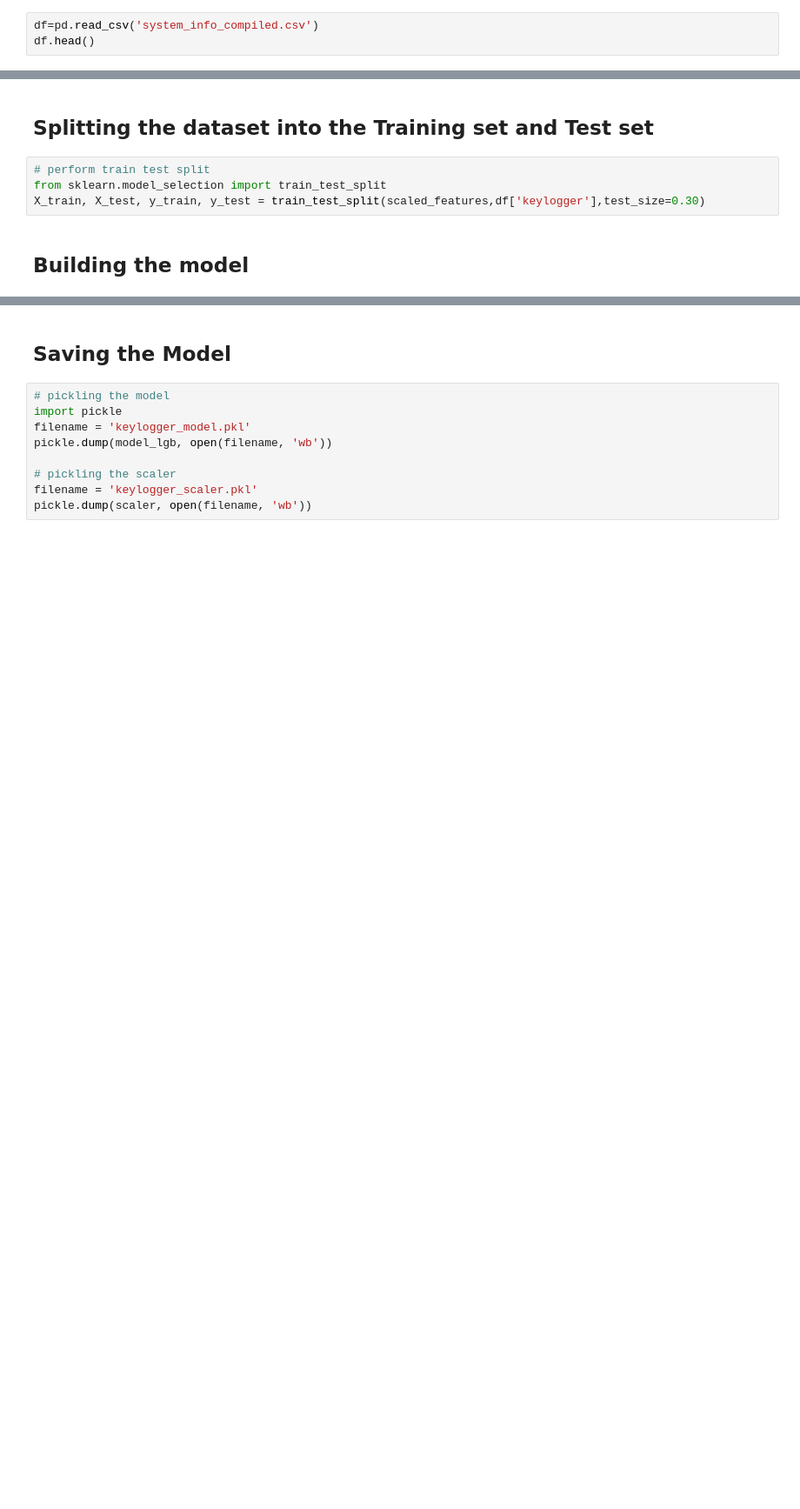
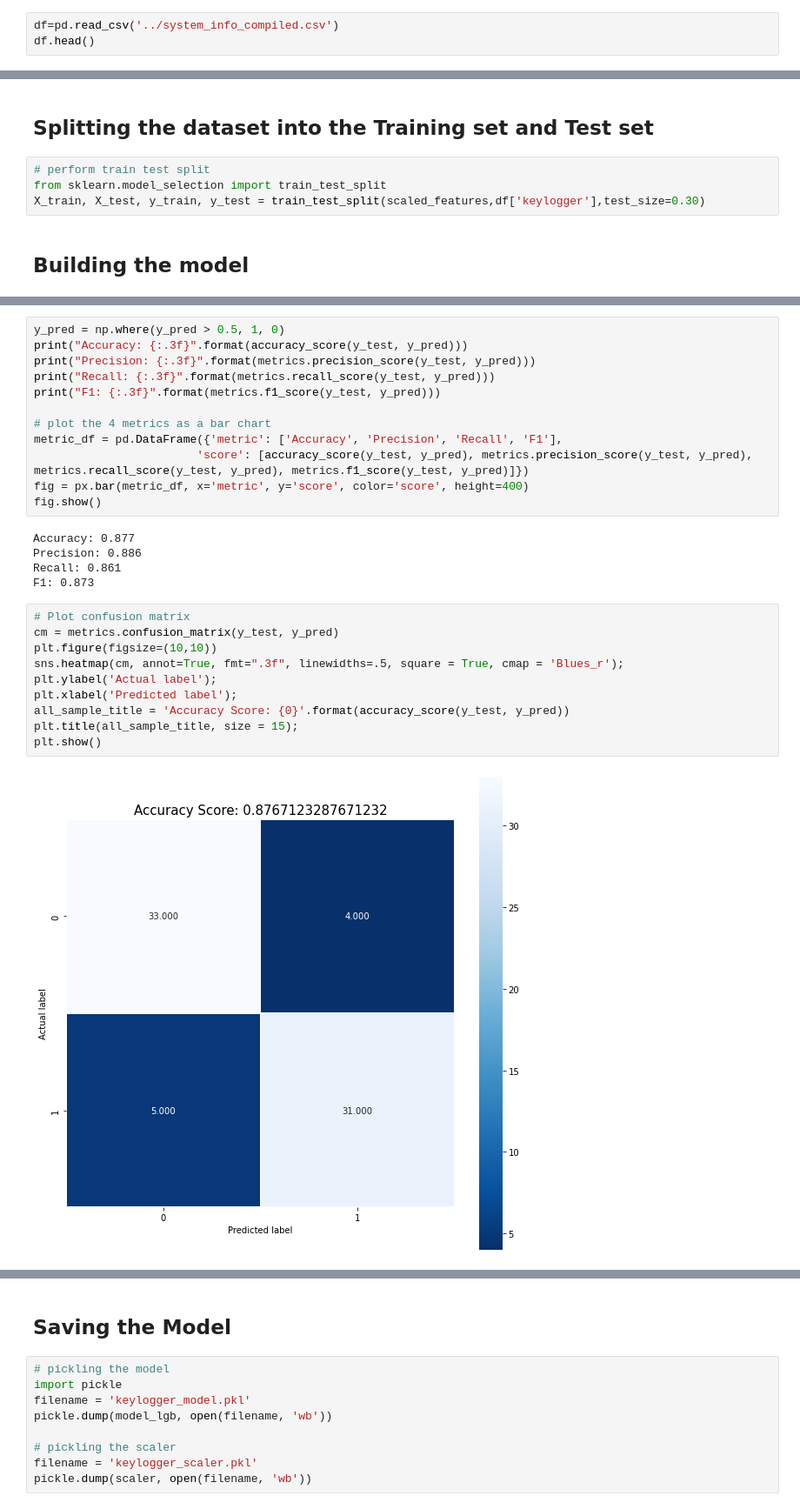
Before and after one commit to AviralJ58/Keyloggers-and-Defense-Against-Them-ISM-Project, a Jupyter notebook: notebooks/custom-keylogger-detection.ipynb, the cells around one changed output, grey strips where cells are left out. Shown at 87% size. Drawn from its saved outputs; the diff is of its cells as text; blank space fills up the shorter version.

Commit message:
added more metrics | created gui for antikeylogger

```diff
--- a/notebooks/custom-keylogger-detection.ipynb
+++ b/notebooks/custom-keylogger-detection.ipynb
@@ -15,7 +15,7 @@ from sklearn.metrics import roc_curve, auc
 # %% [markdown]
 ## Data Preparation
 # %%
-df=pd.read_csv('system_info_compiled.csv')
+df=pd.read_csv('../system_info_compiled.csv')
 df.head()
 # %% [output]
 |  | Hostname | IP Address | OS | Running Processes | Running Threads | Time | Packets Sent | ... |
@@ -208,0 +211,29 @@ AUC: 0.949
+# %%
+y_pred = np.where(y_pred > 0.5, 1, 0)
+print("Accuracy: {:.3f}".format(accuracy_score(y_test, y_pred)))
+print("Precision: {:.3f}".format(metrics.precision_score(y_test, y_pred)))
+print("Recall: {:.3f}".format(metrics.recall_score(y_test, y_pred)))
+print("F1: {:.3f}".format(metrics.f1_score(y_test, y_pred)))
+
+# plot the 4 metrics as a bar chart
+metric_df = pd.DataFrame({'metric': ['Accuracy', 'Precision', 'Recall', 'F1'],
+                        'score': [accuracy_score(y_test, y_pred), metrics.precision_score(y_test, y_pred), metrics.recall_score(y_test, y_pred), metrics.f1_score(y_test, y_pred)]})
+fig = px.bar(metric_df, x='metric', y='score', color='score', height=400)
+fig.show()
+# %% [output]
+Accuracy: 0.877
+Precision: 0.886
+Recall: 0.861
+F1: 0.873
+# %%
+# Plot confusion matrix
+cm = metrics.confusion_matrix(y_test, y_pred)
+plt.figure(figsize=(10,10))
+sns.heatmap(cm, annot=True, fmt=".3f", linewidths=.5, square = True, cmap = 'Blues_r');
+plt.ylabel('Actual label');
+plt.xlabel('Predicted label');
+all_sample_title = 'Accuracy Score: {0}'.format(accuracy_score(y_test, y_pred))
+plt.title(all_sample_title, size = 15);
+plt.show()
+# %% [output]
+[figure, added]
```
Also changed, not shown: parts of 4 cells of this notebook, 6 other files.
